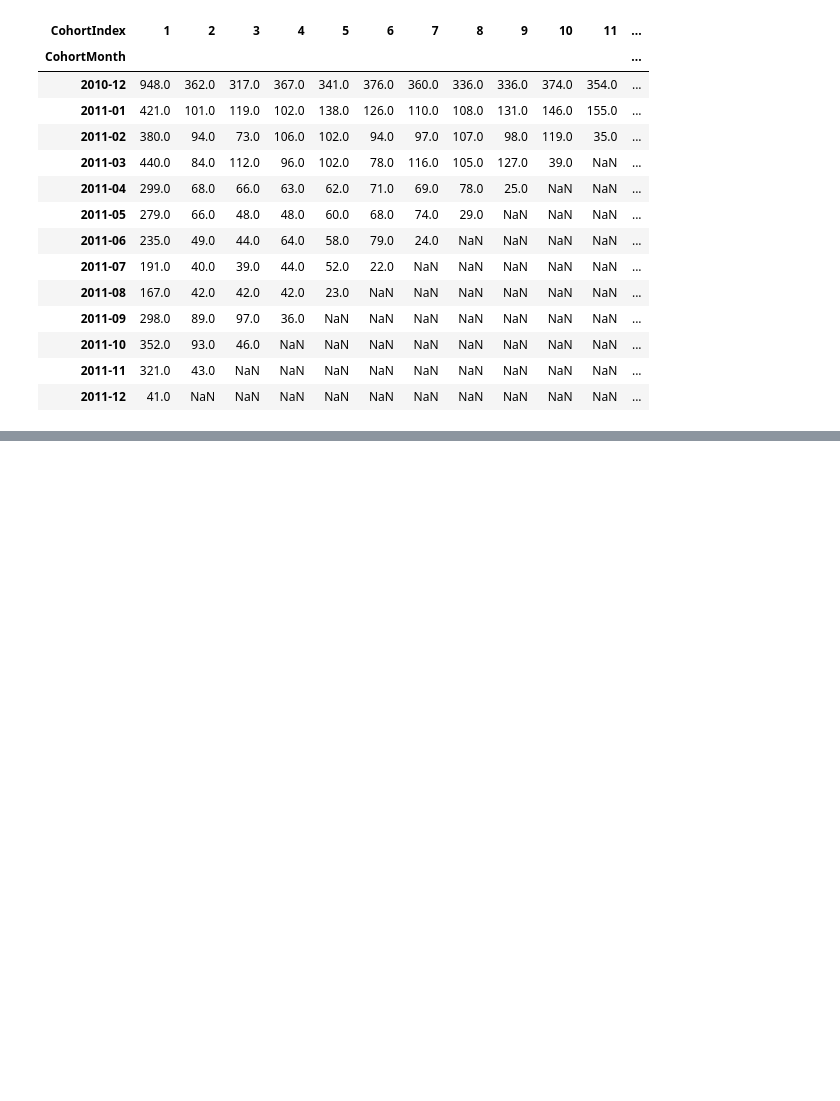
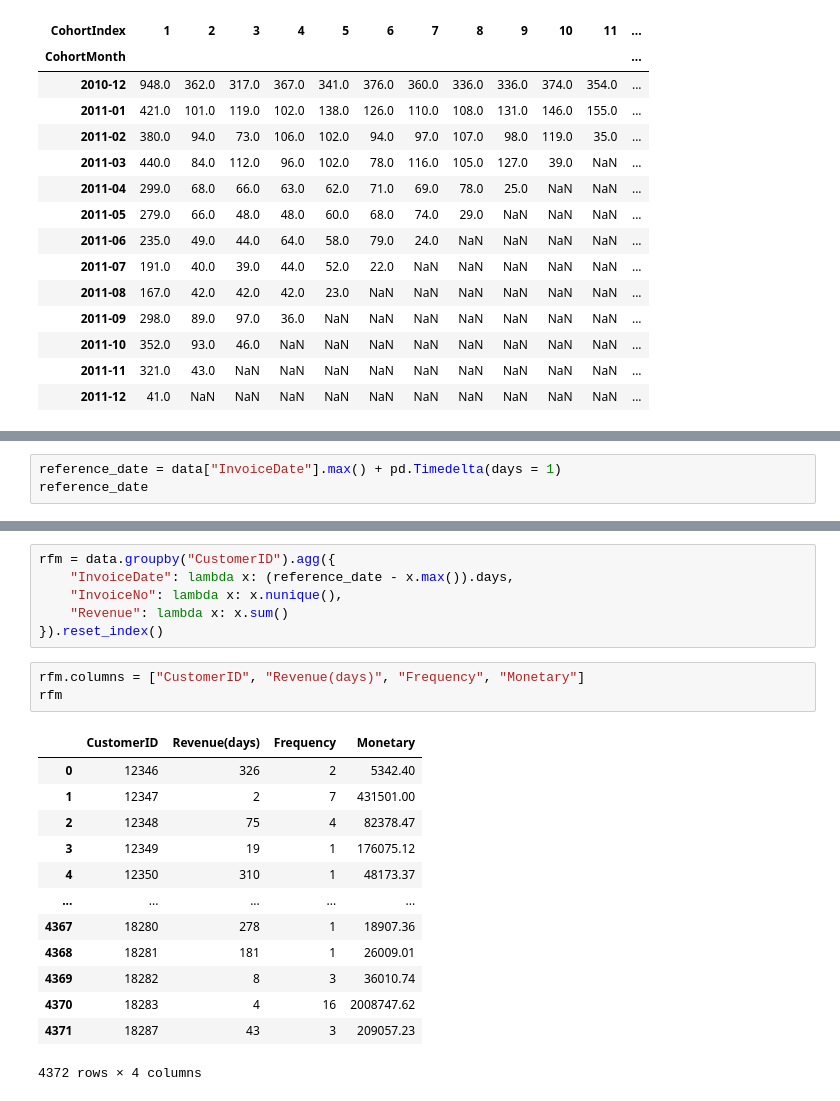
Before and after one commit to Kazeem-Bello/Customer-Rentention-and-Cohort-Analysis, a Jupyter notebook: main.ipynb, the cells around one changed output, grey strips where cells are left out. Saved outputs shown, nothing was run; the diff lists cells and outputs as text; blank space fills up the shorter version.

```diff
--- a/main.ipynb
+++ b/main.ipynb
@@ -262,0 +295,3 @@ cohort_table
+# %%
+reference_date = data["InvoiceDate"].max() + pd.Timedelta(days = 1)
+reference_date
@@ -262,0 +300,23 @@ cohort_table
+# %%
+rfm = data.groupby("CustomerID").agg({
+    "InvoiceDate": lambda x: (reference_date - x.max()).days,
+    "InvoiceNo": lambda x: x.nunique(),
+    "Revenue": lambda x: x.sum()
+}).reset_index()
+# %%
+rfm.columns = ["CustomerID", "Revenue(days)", "Frequency", "Monetary"]
+rfm
+# %% [output]
+|  | CustomerID | Revenue(days) | Frequency | Monetary |
+| 0 | 12346 | 326 | 2 | 5342.40 |
+| 1 | 12347 | 2 | 7 | 431501.00 |
+| 2 | 12348 | 75 | 4 | 82378.47 |
+| 3 | 12349 | 19 | 1 | 176075.12 |
+| 4 | 12350 | 310 | 1 | 48173.37 |
+| ... | ... | ... | ... | ... |
+| 4367 | 18280 | 278 | 1 | 18907.36 |
+| 4368 | 18281 | 181 | 1 | 26009.01 |
+| 4369 | 18282 | 8 | 3 | 36010.74 |
+| 4370 | 18283 | 4 | 16 | 2008747.62 |
+| 4371 | 18287 | 43 | 3 | 209057.23 |
+4372 rows × 4 columns
```
Also changed, not shown: parts of 5 cells of this notebook, 1 other file.
